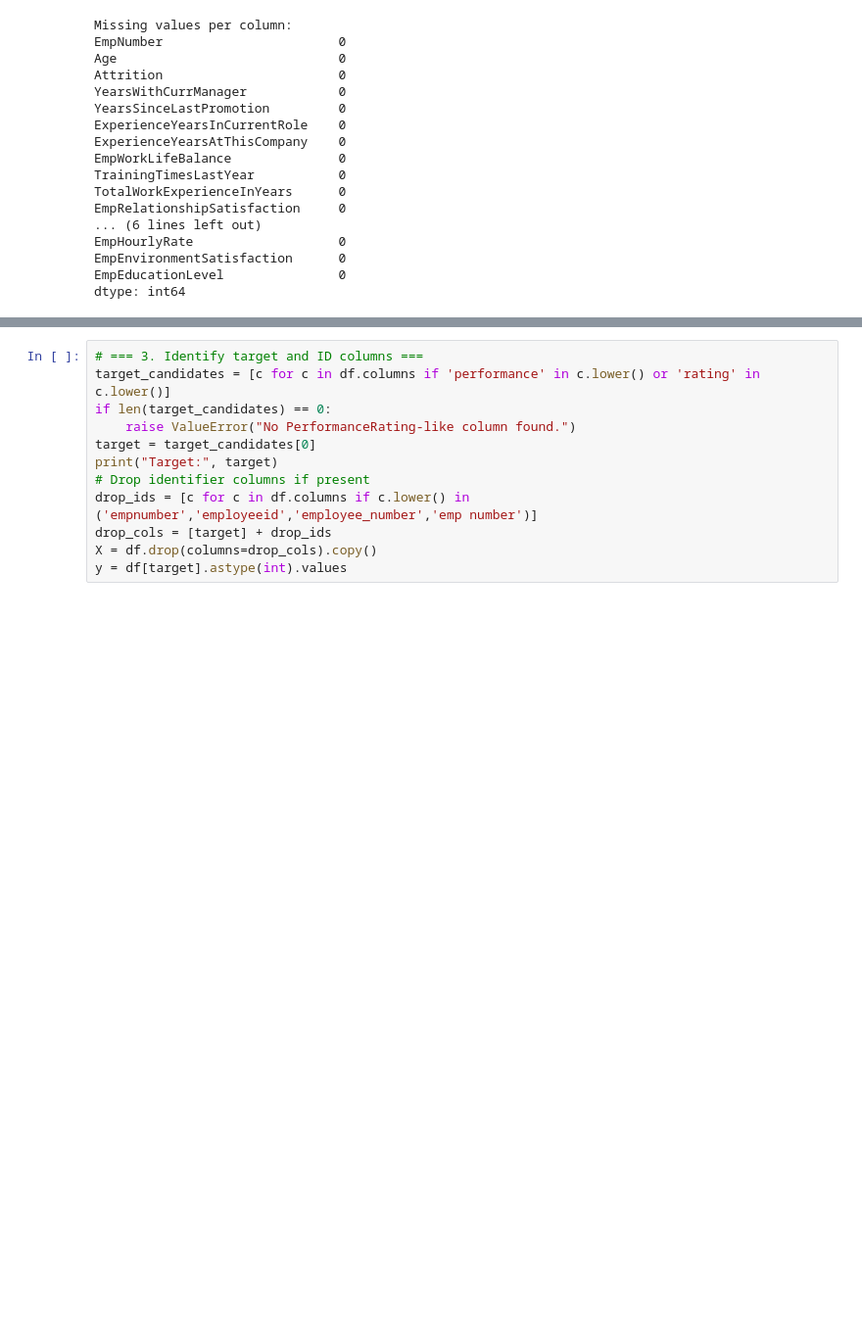
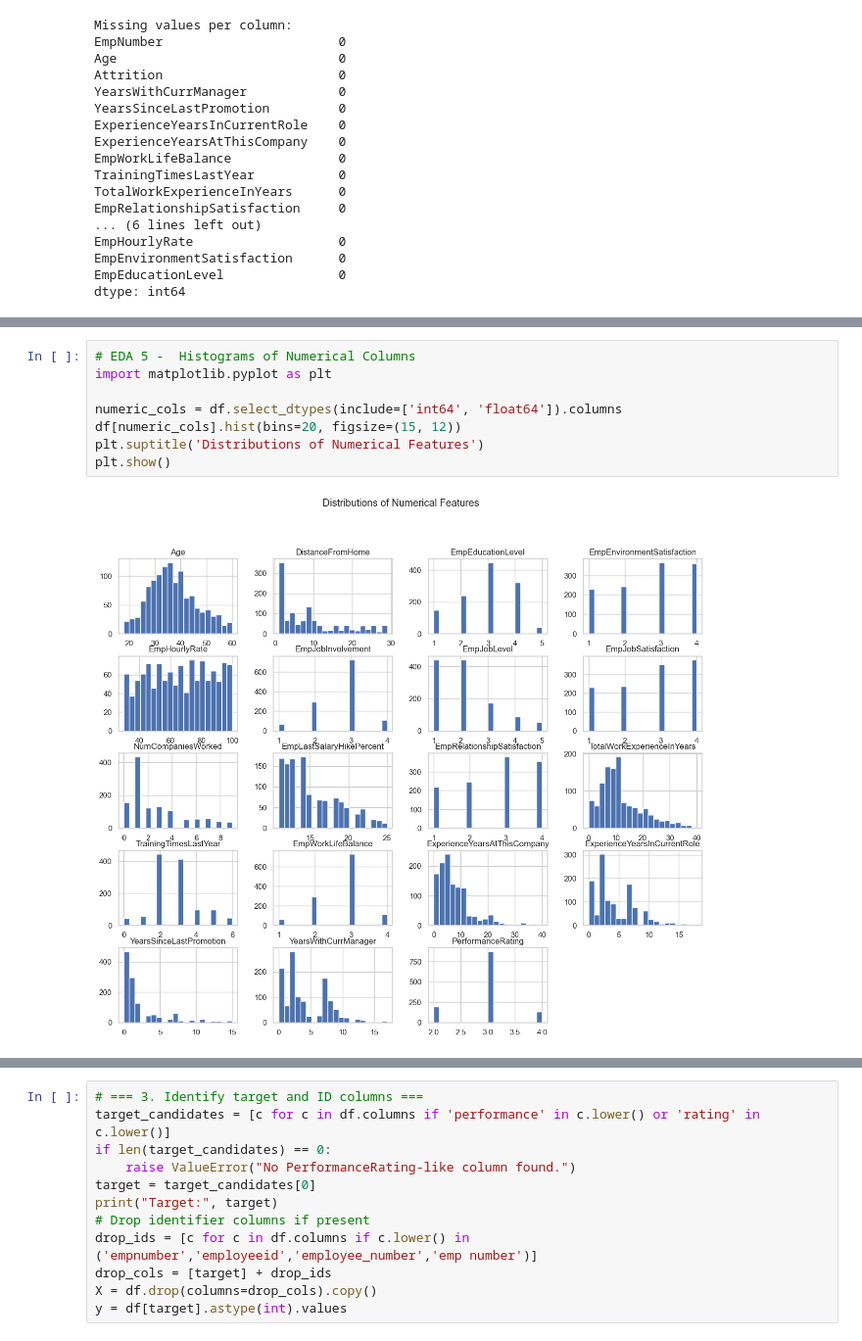
Before and after one commit to nderitumwangi/iabac, a Jupyter notebook: employment.ipynb, the cells around one changed output, grey strips where cells are left out. Shown at 98% size. Saved outputs shown, nothing was run; the diff lists cells and outputs as text; blank space fills up the shorter version.

```diff
--- a/employment.ipynb
+++ b/employment.ipynb
@@ -94,0 +179,10 @@ dtype: int64
+# %%
+# EDA 5 -  Histograms of Numerical Columns
+import matplotlib.pyplot as plt
+
+numeric_cols = df.select_dtypes(include=['int64', 'float64']).columns
+df[numeric_cols].hist(bins=20, figsize=(15, 12))
+plt.suptitle('Distributions of Numerical Features')
+plt.show()
+# %% [output]
+[figure, added]
```
Also changed, not shown: parts of 20 cells of this notebook, 1 other file.
